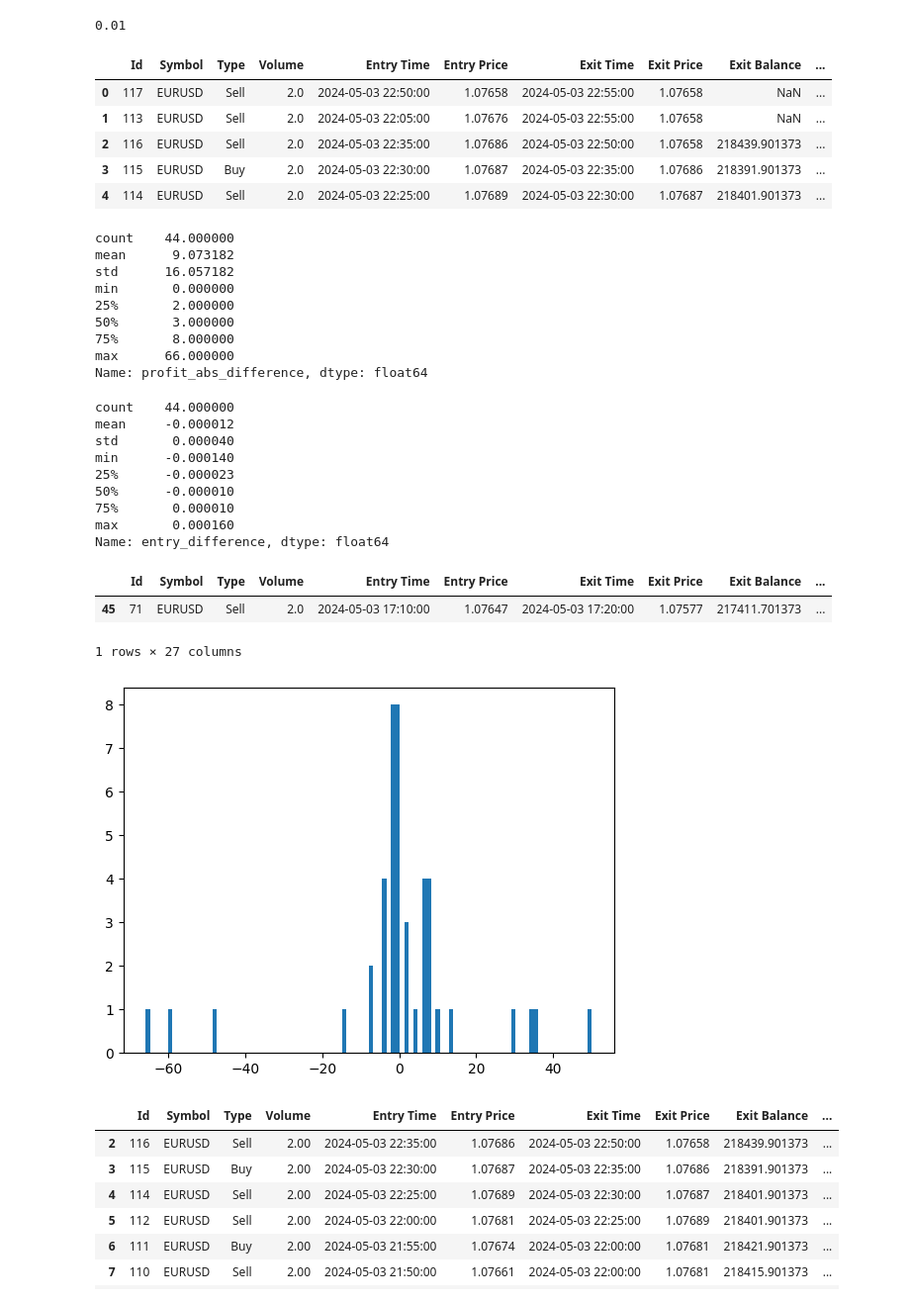
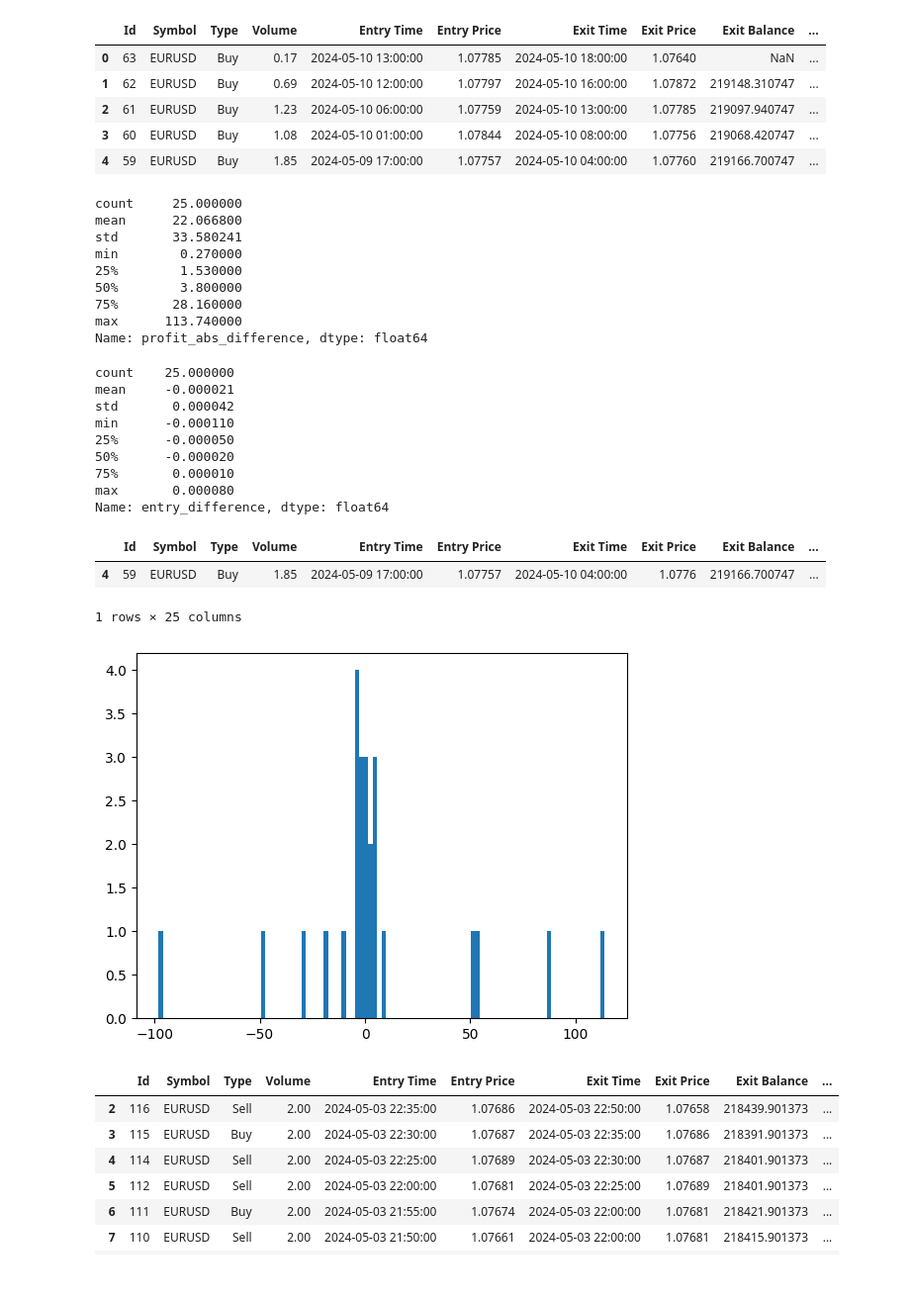
Before and after one commit to lilfetz22/Trading, a Jupyter notebook: analyzing_weekly_trading_results.ipynb, the cells around one changed output. Shown: that part at 99% size. Cells and saved outputs as stored; diff of their text form; code cells hidden in the pictures.

Commit message:
analyzed results from this week, everything looks fine. Just not a profitable week. Had a lot of times where the SL was hit

```diff
--- a/analyzing_weekly_trading_results.ipynb
+++ b/analyzing_weekly_trading_results.ipynb
@@ -4,6 +4,6 @@ import numpy as np
 import matplotlib.pyplot as plt
 # %%
 # load the data, trade_id_conversion.csv and current_orders.csv
-trade_id_conversion = pd.read_csv('trade_id_conversion.csv')
-current_orders = pd.read_csv('current_orders.csv')
-mt4_orders = pd.read_csv('orders in MT4.csv')
+trade_id_conversion = pd.read_csv('trade_id_conversion_5_10.csv')
+current_orders = pd.read_csv('current_orders_5_10.csv')
+mt4_orders = pd.read_csv('orders_in_MT4_5_10.csv')
@@ -43,7 +65,3 @@ mt4_orders_rn_sel.head()
-# %%
-2/200
-# %% [output]
-0.01
 # %%
 # merge current_orders with trade_id_conversion on the Id column
 
@@ -55,11 +73,11 @@ merged_w_mt4['Profit'] = merged_w_mt4['Profit'].round(2)
 merged_w_mt4.head()
 # %% [output]
 |  | Id | Symbol | Type | Volume | Entry Time | Entry Price | Exit Time | Exit Price | Exit Balance | ... |
-| 0 | 117 | EURUSD | Sell | 2.0 | 2024-05-03 22:50:00 | 1.07658 | 2024-05-03 22:55:00 | 1.07658 | NaN | ... |
-| 1 | 113 | EURUSD | Sell | 2.0 | 2024-05-03 22:05:00 | 1.07676 | 2024-05-03 22:55:00 | 1.07658 | NaN | ... |
-| 2 | 116 | EURUSD | Sell | 2.0 | 2024-05-03 22:35:00 | 1.07686 | 2024-05-03 22:50:00 | 1.07658 | 218439.901373 | ... |
-| 3 | 115 | EURUSD | Buy | 2.0 | 2024-05-03 22:30:00 | 1.07687 | 2024-05-03 22:35:00 | 1.07686 | 218391.901373 | ... |
-| 4 | 114 | EURUSD | Sell | 2.0 | 2024-05-03 22:25:00 | 1.07689 | 2024-05-03 22:30:00 | 1.07687 | 218401.901373 | ... |
+| 0 | 63 | EURUSD | Buy | 0.17 | 2024-05-10 13:00:00 | 1.07785 | 2024-05-10 18:00:00 | 1.07640 | NaN | ... |
+| 1 | 62 | EURUSD | Buy | 0.69 | 2024-05-10 12:00:00 | 1.07797 | 2024-05-10 16:00:00 | 1.07872 | 219148.310747 | ... |
+| 2 | 61 | EURUSD | Buy | 1.23 | 2024-05-10 06:00:00 | 1.07759 | 2024-05-10 13:00:00 | 1.07785 | 219097.940747 | ... |
+| 3 | 60 | EURUSD | Buy | 1.08 | 2024-05-10 01:00:00 | 1.07844 | 2024-05-10 08:00:00 | 1.07756 | 219068.420747 | ... |
+| 4 | 59 | EURUSD | Buy | 1.85 | 2024-05-09 17:00:00 | 1.07757 | 2024-05-10 04:00:00 | 1.07760 | 219166.700747 | ... |
 # %%
 # create a new column called recalculated_profit which divides Profit by 200
 merged_w_mt4.loc[:, 'recalculated_profit'] = merged_w_mt4['actual_profit']*(100*merged_w_mt4['Volume'])
@@ -75,14 +93,14 @@ merged_w_mt4 = merged_w_mt4[~merged_w_mt4['Exit Balance'].isnull()]
 merged_w_mt4.loc[:, 'profit_abs_difference'] = np.abs(merged_w_mt4['profit_difference'])
 merged_w_mt4['profit_abs_difference'].describe()
 # %% [output]
-count    44.000000
-mean      9.073182
-std      16.057182
-min       0.000000
-25%       2.000000
-50%       3.000000
-75%       8.000000
-max      66.000000
+count     25.000000
+mean      22.066800
+std       33.580241
+min        0.270000
+25%        1.530000
+50%        3.800000
+75%       28.160000
+max      113.740000
 Name: profit_abs_difference, dtype: float64
 # %%
 # save merged_w_mt4 to a csv file
@@ -90,28 +108,28 @@ merged_w_mt4.to_csv('merged_w_mt4.csv', index=False)
 # %%
 merged_w_mt4['entry_difference'].describe()
 # %% [output]
-count    44.000000
-mean     -0.000012
-std       0.000040
-min      -0.000140
-25%      -0.000023
-50%      -0.000010
+count    25.000000
+mean     -0.000021
+std       0.000042
+min      -0.000110
+25%      -0.000050
+50%      -0.000020
 75%       0.000010
-max       0.000160
+max       0.000080
 Name: entry_difference, dtype: float64
 # %%
 # filter to just where the entry difference is -0.00014
-merged_w_mt4[merged_w_mt4['entry_difference'] <= -0.000139]
+merged_w_mt4[merged_w_mt4['entry_difference'] <= -0.000110]
 # %% [output]
 |  | Id | Symbol | Type | Volume | Entry Time | Entry Price | Exit Time | Exit Price | Exit Balance | ... |
-| 45 | 71 | EURUSD | Sell | 2.0 | 2024-05-03 17:10:00 | 1.07647 | 2024-05-03 17:20:00 | 1.07577 | 217411.701373 | ... |
+| 4 | 59 | EURUSD | Buy | 1.85 | 2024-05-09 17:00:00 | 1.07757 | 2024-05-10 04:00:00 | 1.0776 | 219166.700747 | ... |
-1 rows × 27 columns
+1 rows × 25 columns
 # %%
 # plot the distribution of the the difference column
-plt.hist(merged_w_mt4['difference'], bins=100)
+plt.hist(merged_w_mt4['profit_difference'], bins=100)
 plt.show()
 # %% [output]
-[figure, old version]
+[figure, new version]
 # %%
 merged_w_mt4.loc[:, ['Profit', 'recalculated_profit', 'difference', 'abs_difference']]
 # %% [output]
```
Also changed, not shown: parts of 6 cells of this notebook, 2 other files.
